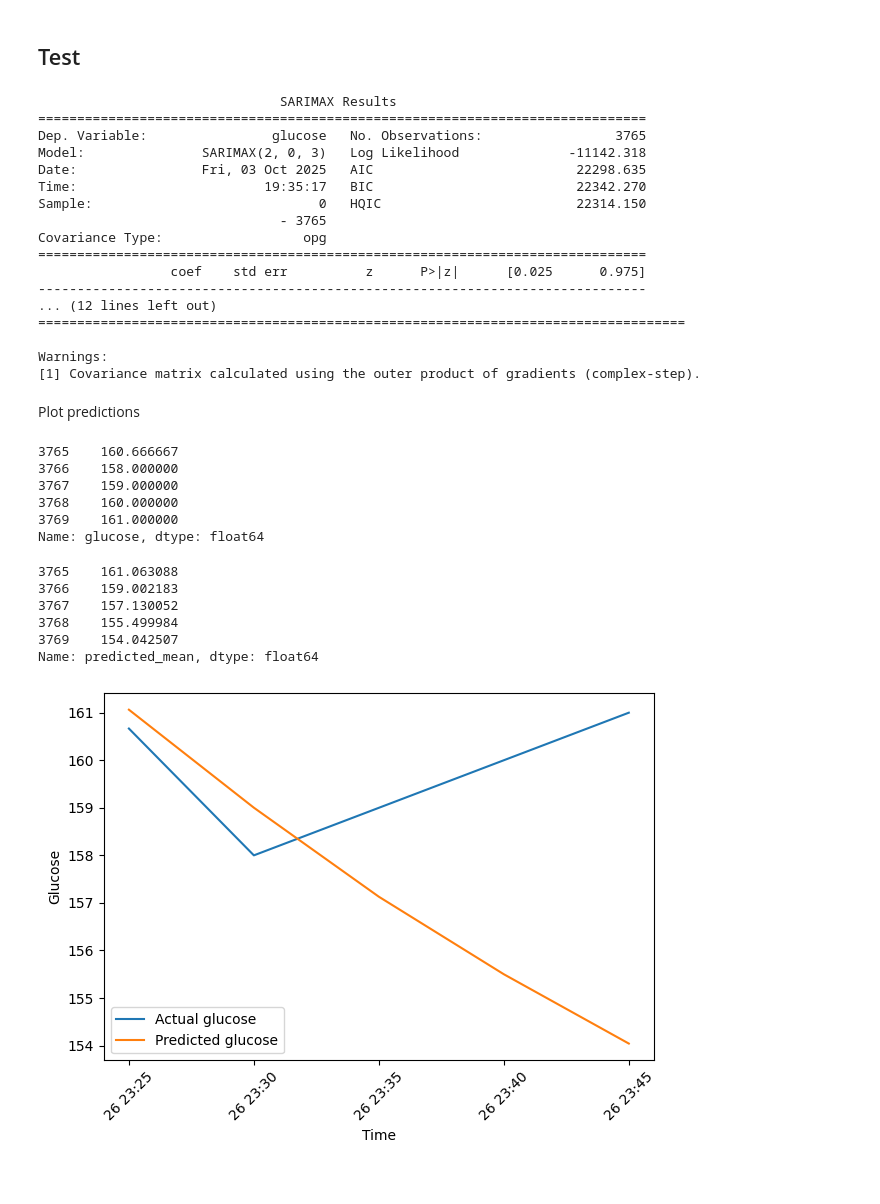
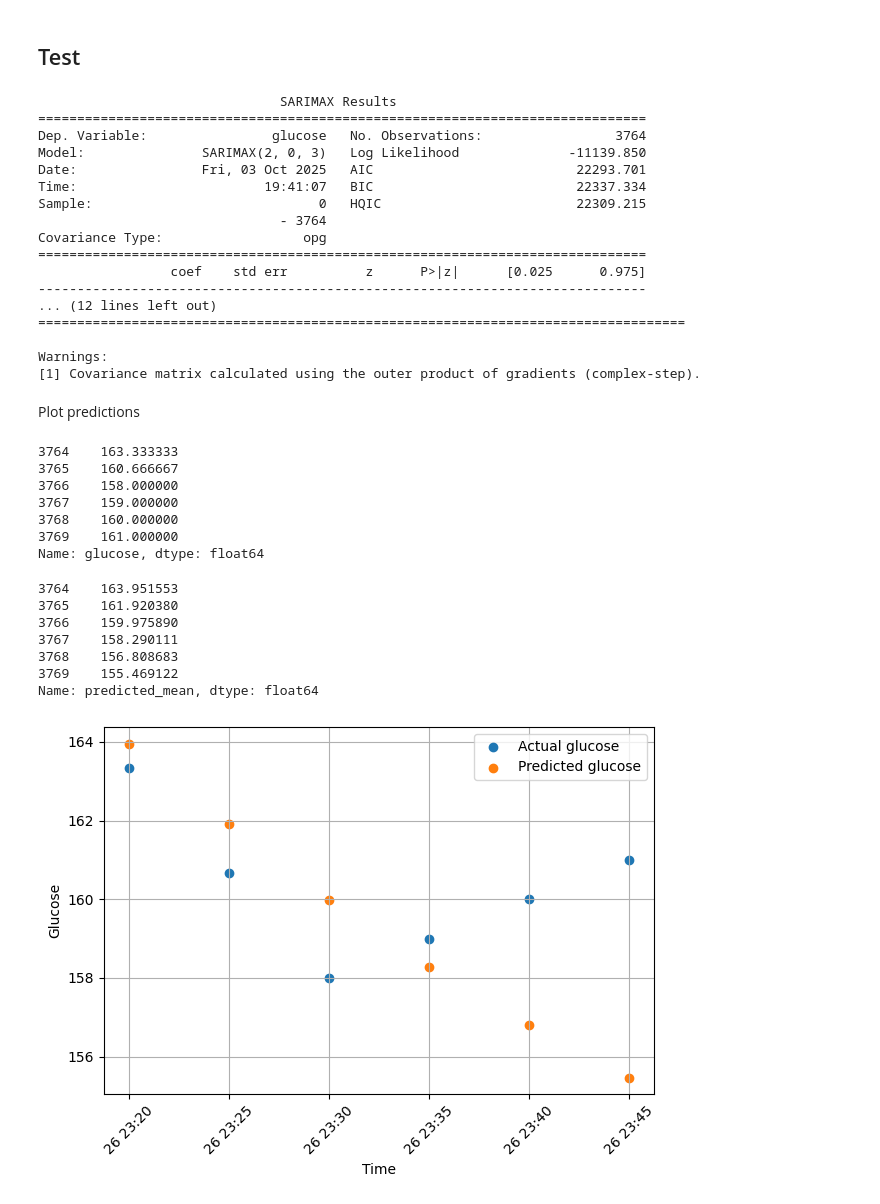
Before and after one commit to LuisDogo/Hypoglycemia_Prediction, a Jupyter notebook: notebooks/patient3_exog.ipynb, the cells around one changed output. Saved outputs shown, nothing was run; the diff lists cells and outputs as text; code cells hidden in the pictures.

Commit message:
Better visualization changes

```diff
--- a/notebooks/patient3_exog.ipynb
+++ b/notebooks/patient3_exog.ipynb
@@ -208,7 +208,7 @@ plt.show()
 # %% [markdown]
 ## Define train and test size
 # %%
-horizon = 5
+horizon = 6
 train, test = data[:-horizon], data[-horizon:]
 # %% [markdown]
 ## AIC and BIC criteria
@@ -388,12 +388,12 @@ print(best_model.summary())
 # %% [output]
                                SARIMAX Results
 ==============================================================================
-Dep. Variable:                glucose   No. Observations:                 3765
-Model:               SARIMAX(2, 0, 3)   Log Likelihood              -11142.318
-Date:                Fri, 03 Oct 2025   AIC                          22298.635
-Time:                        19:35:17   BIC                          22342.270
-Sample:                             0   HQIC                         22314.150
-                               - 3765
+Dep. Variable:                glucose   No. Observations:                 3764
+Model:               SARIMAX(2, 0, 3)   Log Likelihood              -11139.850
+Date:                Fri, 03 Oct 2025   AIC                          22293.701
+Time:                        19:41:07   BIC                          22337.334
+Sample:                             0   HQIC                         22309.215
+                               - 3764
 Covariance Type:                  opg
 ==============================================================================
                  coef    std err          z      P>|z|      [0.025      0.975]
@@ -414,6 +414,7 @@ Plot predictions
 # %%
 test['glucose']
 # %% [output]
+3764    163.333333
 3765    160.666667
 3766    158.000000
 3767    159.000000
@@ -423,23 +424,24 @@ Name: glucose, dtype: float64
 # %%
 test_predicted
 # %% [output]
-3765    161.063088
-3766    159.002183
-3767    157.130052
-3768    155.499984
-3769    154.042507
+3764    163.951553
+3765    161.920380
+3766    159.975890
+3767    158.290111
+3768    156.808683
+3769    155.469122
 Name: predicted_mean, dtype: float64
 # %%
-horizon = len(test)
 time_test = test['time'][-horizon:]
-plt.plot(time_test, test['glucose'], label='Actual glucose')
-plt.plot(time_test, test_predicted, label='Predicted glucose')
+plt.scatter(time_test, test['glucose'], label='Actual glucose')
+plt.scatter(time_test, test_predicted, label='Predicted glucose')
 plt.xlabel('Time')
 plt.ylabel('Glucose')
 plt.xticks(rotation=45)
 plt.tight_layout()
 plt.legend()
+plt.grid()
 plt.ticklabel_format()
 plt.show()
 # %% [output]
-[figure, old version]
+[figure, new version]
```
Also changed, not shown: parts of 3 cells of this notebook.
